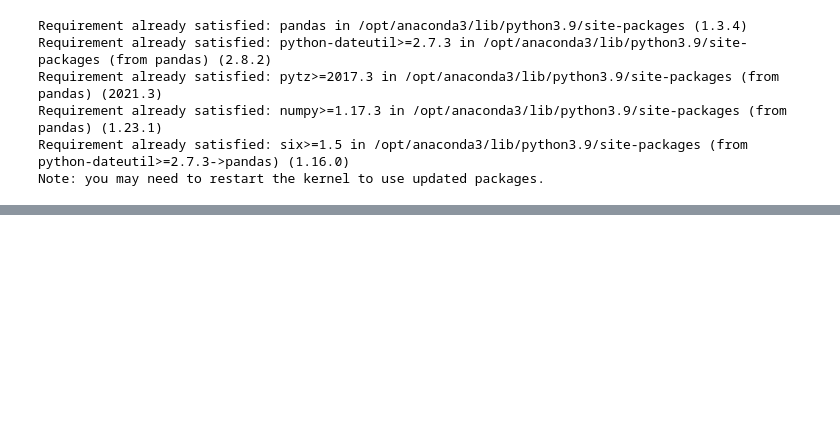
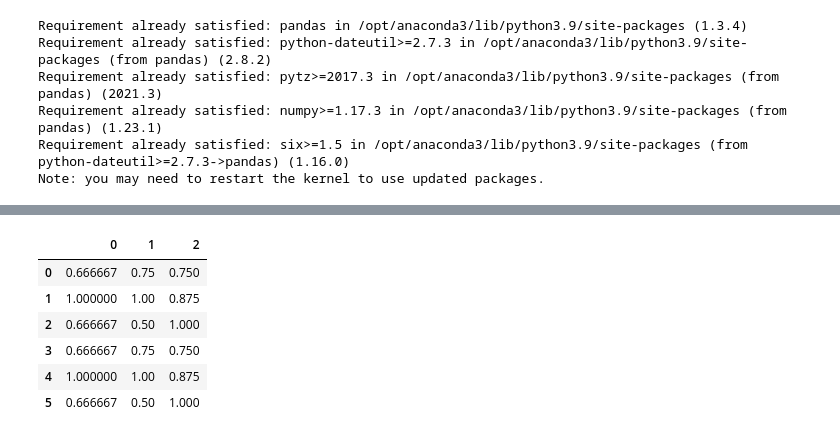
Before and after one commit to adamziff/thesis, a Jupyter notebook: select_fall_final.ipynb, the cells around one changed output, grey strips where cells are left out. Saved outputs shown, nothing was run; the diff lists cells and outputs as text; code cells hidden in the pictures; blank space fills up the shorter version.

```diff
--- a/select_fall_final.ipynb
+++ b/select_fall_final.ipynb
@@ -542,0 +577,15 @@ plt.plot(tracks['energy'])
+# %%
+a = pd.DataFrame([[1,2,3], [2,3,4], [1,1,5], [1,2,3], [2,3,4], [1,1,5]])
+for col in a.columns:
+    a[col] += abs(min(a[col]))
+    a[col] /= max(a[col])
+
+a
+# %% [output]
+|  | 0 | 1 | 2 |
+| 0 | 0.666667 | 0.75 | 0.750 |
+| 1 | 1.000000 | 1.00 | 0.875 |
+| 2 | 0.666667 | 0.50 | 1.000 |
+| 3 | 0.666667 | 0.75 | 0.750 |
+| 4 | 1.000000 | 1.00 | 0.875 |
+| 5 | 0.666667 | 0.50 | 1.000 |
```
Also changed, not shown: parts of 10 cells of this notebook, 2 other files.
